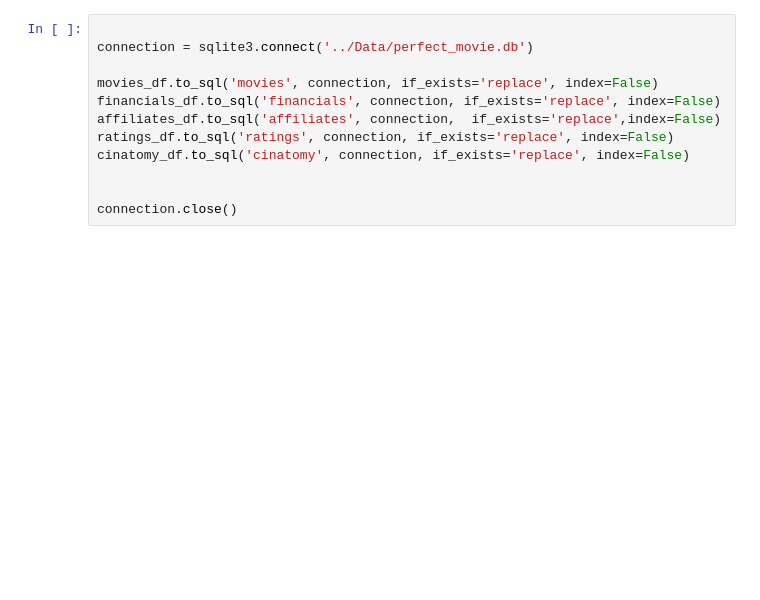
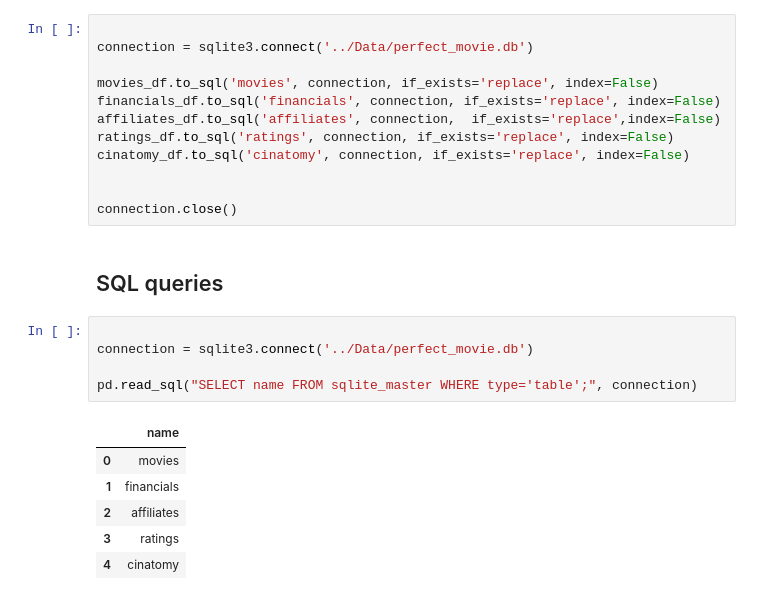
Before and after one commit to JessicaLindsey5514/The_Perfect_Horror_Movie, a Jupyter notebook: Notebooks/perfect_horror_movie.ipynb, the cells around one changed output. Saved outputs shown, nothing was run; the diff lists cells and outputs as text; blank space fills up the shorter version.

Commit message:
resolved issues with db and tables

```diff
--- a/Notebooks/perfect_horror_movie.ipynb
+++ b/Notebooks/perfect_horror_movie.ipynb
@@ -877,3 +908,17 @@ cinatomy_df.to_sql('cinatomy', connection, if_exists='replace', index=False)
 
 
 connection.close()
+# %% [markdown]
+## SQL queries
+# %%
+
+connection = sqlite3.connect('../Data/perfect_movie.db')
+
+pd.read_sql("SELECT name FROM sqlite_master WHERE type='table';", connection)
+# %% [output]
+|  | name |
+| 0 | movies |
+| 1 | financials |
+| 2 | affiliates |
+| 3 | ratings |
+| 4 | cinatomy |
```
Also changed, not shown: parts of 9 cells of this notebook, 8 other files.
